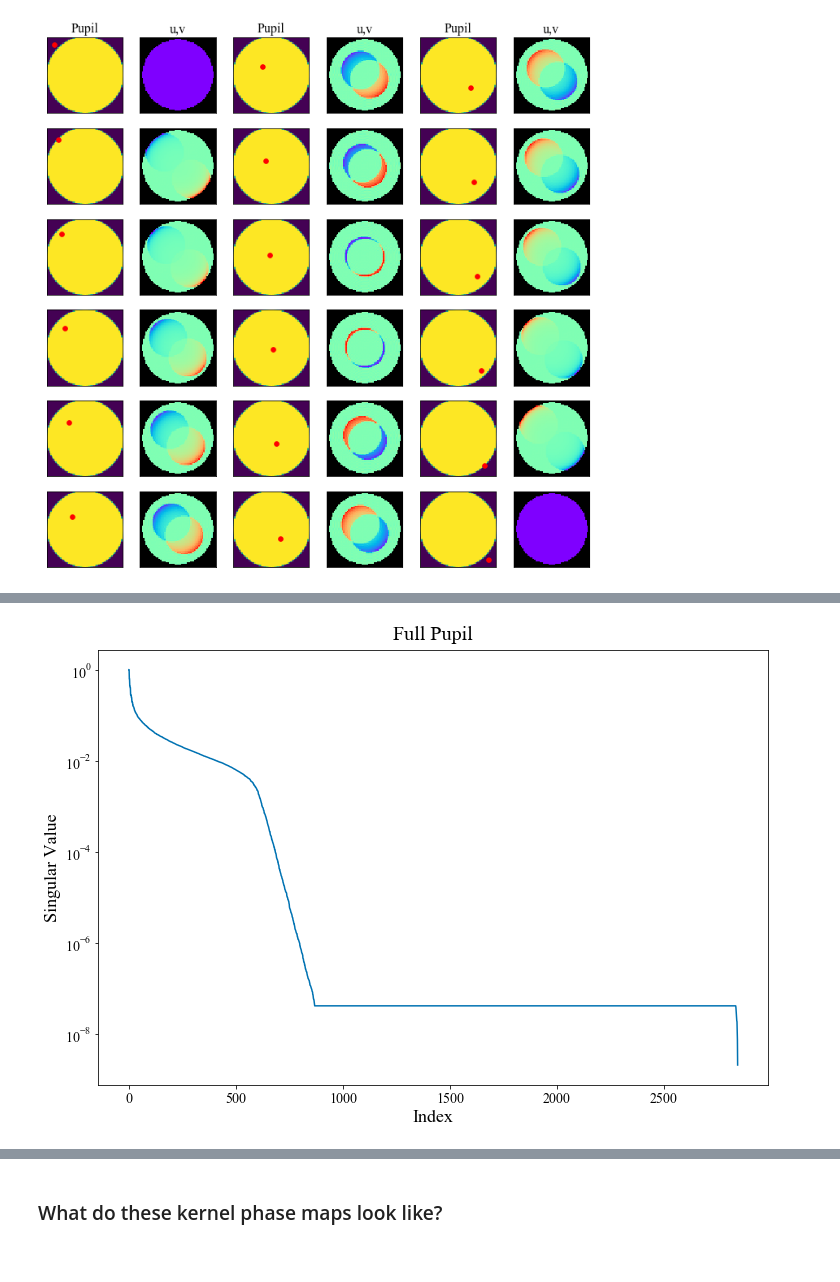
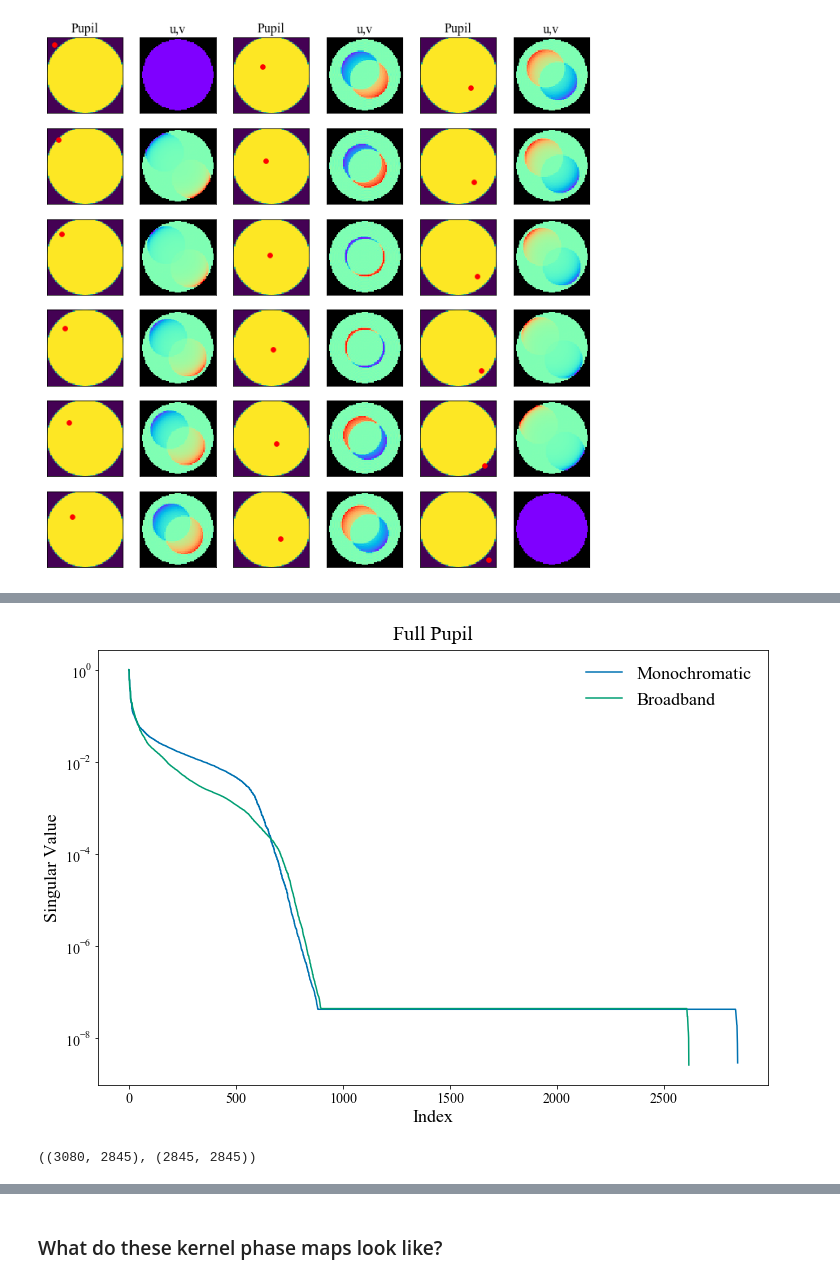
Before and after one commit to LouisDesdoigts/morphine, a Jupyter notebook: notebooks/morphine_uv.ipynb, the cells around one changed output, grey strips where cells are left out. Cells and saved outputs as stored; diff of their text form; code cells hidden in the pictures.

```diff
--- a/notebooks/morphine_uv.ipynb
+++ b/notebooks/morphine_uv.ipynb
@@ -250,3 +232,3 @@ from time import time as clock
 # %%
-phasegrad = jacrev(uv_phase)
+phasegrad = jacfwd(uv_phase)
 # %%
@@ -363,0 +325,5 @@ plt.savefig('/Users/benjaminpope/code/anoroc/paper/jacobian.pdf',bbox_inches='ti
+# %%
+# transfer_martinache = thisgrad[:,:,support>0][pupil_trans==1,:].T
+transfer= onp.array(thisgrad.reshape((NPIX+1)**2,NPIX**2))
+transfer = transfer[support.ravel()==1.,:]
+transfer = transfer[:,pupil_trans.ravel()==1.]
@@ -370,4 +342,4 @@ transfer_martinache.shape
 # %%
 %%time
-u1, s1, v1 = np.linalg.svd(transfer_martinache,full_matrices=False)
+u1, s1, v1 = np.linalg.svd(transfer.T,full_matrices=False)
 # %% [output]
@@ -384,12 +356,18 @@ DeviceArray(866, dtype=int32)
+# %%
+from astropy.table import Table
+broadband = Table.read('svd_broadband.txt',format='ascii')
+corona = Table.read('svd_corona.txt',format='ascii')
 # %%
 fig = plt.figure(figsize=(12.0,8.0))
-plt.plot(s1/s1[0])
+plt.plot(s1/s1[0],label='Monochromatic')
+plt.plot(broadband['S1'],label='Broadband')
+# plt.plot(corona['S1'],label='Lyot Coronagraph')
 plt.yscale('log')
 plt.ylabel('Singular Value')
 plt.xlabel('Index')
 # plt.title('Kernel Phase Singular Value Spectrum',fontsize=24,y=1.01)
 plt.title('Full Pupil',y=1.01,fontsize=20)
-plt
+plt.legend(fontsize=18,frameon=False)
 # plt.savefig('kerphi_singular.png',bbox_inches='tight')
-# plt.savefig('/Users/benjaminpope/code/anoroc/paper/kerphi_singular.pdf',bbox_inches='tight')
+plt.savefig('/Users/benjaminpope/code/anoroc/paper/kerphi_singular.pdf',bbox_inches='tight')
 # %% [output]
@@ -397 +374,5 @@ plt
-[figure, old version]
+[figure, new version]
+# %%
+u1.shape, v1.shape
+# %% [output]
+((3080, 2845), (2845, 2845))
```
Also changed, not shown: parts of 48 cells of this notebook, 4 other files.
